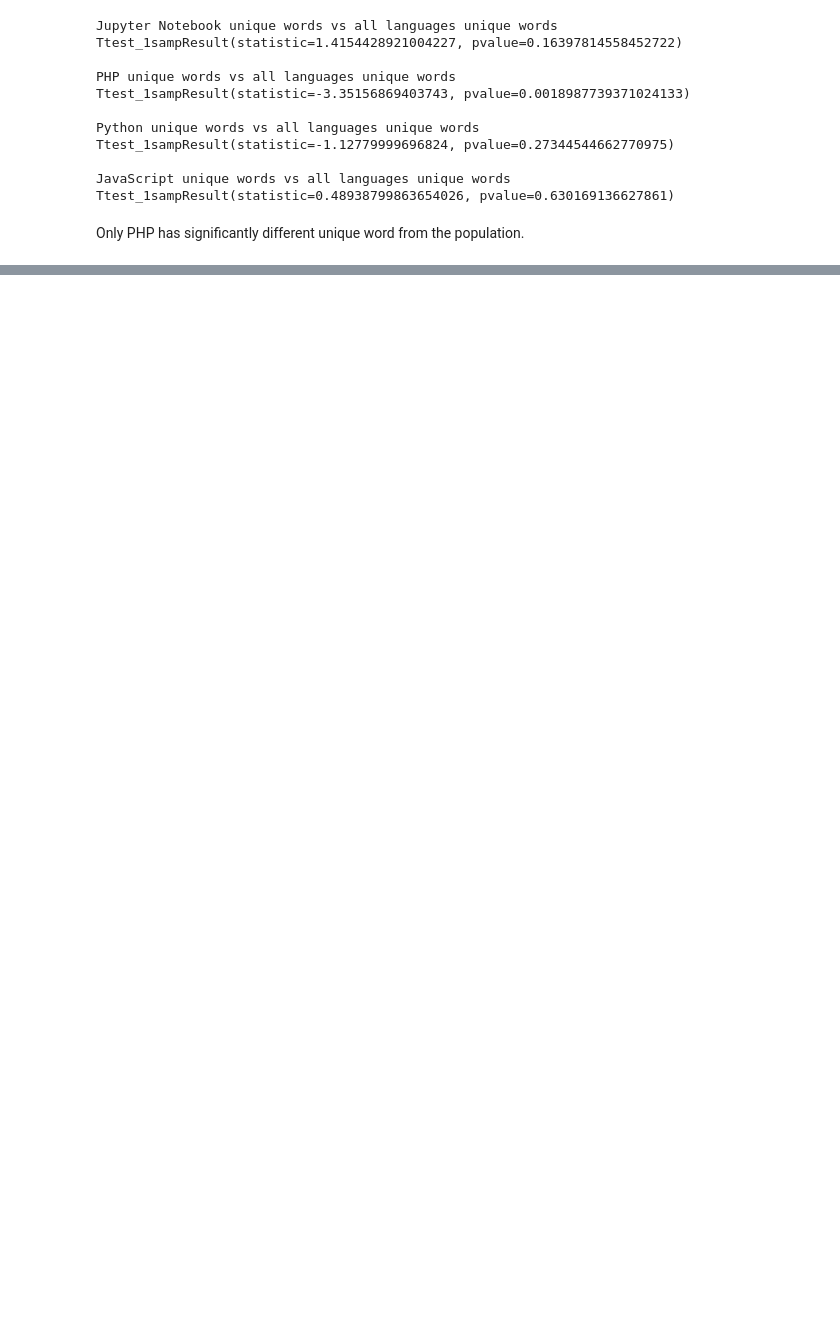
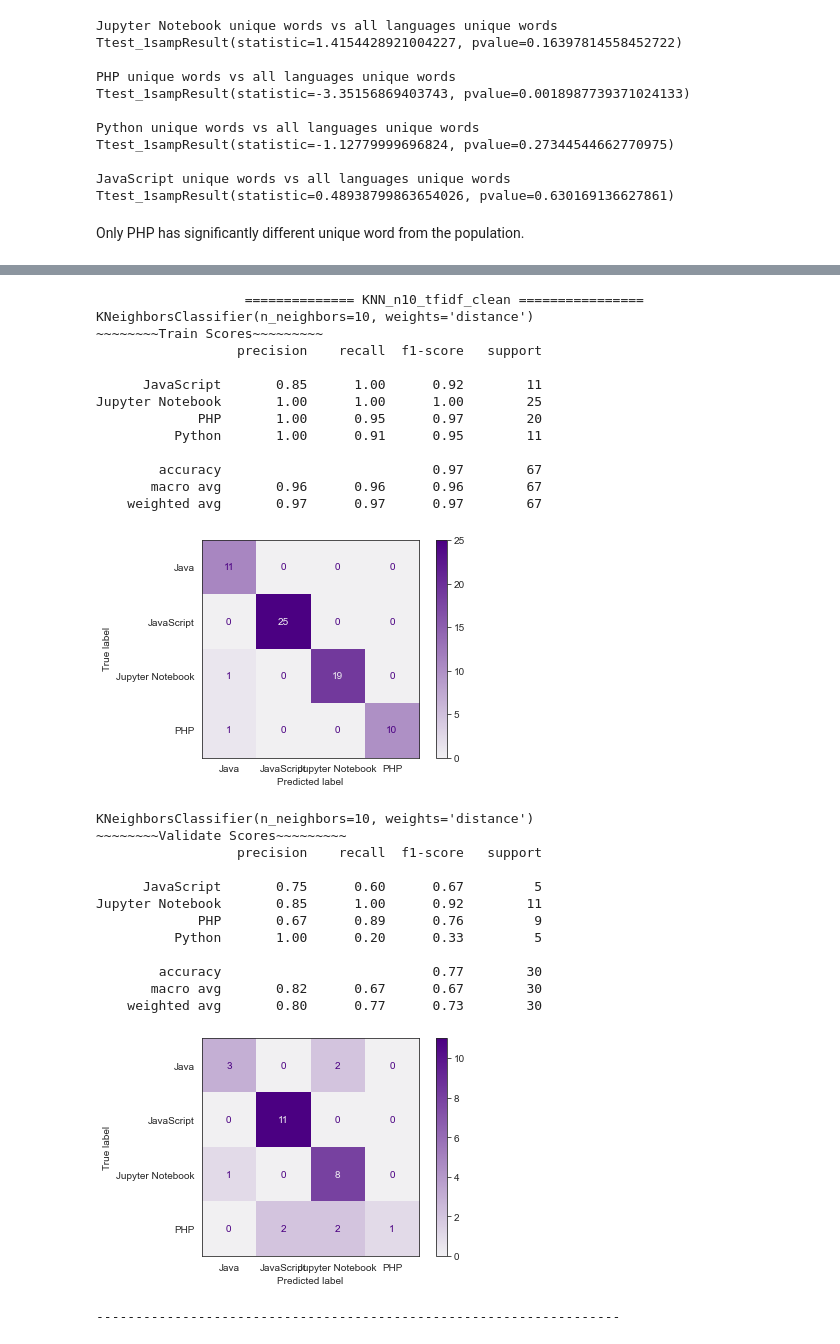
Before and after one commit to nlp-project-germain-group-6/nlp-web-scraping, a Jupyter notebook: malachi_hale_initial1.ipynb, the cells around one changed output, grey strips where cells are left out. Cells and saved outputs as stored; diff of their text form; code cells hidden in the pictures; blank space fills up the shorter version.

```diff
--- a/malachi_hale_initial1.ipynb
+++ b/malachi_hale_initial1.ipynb
@@ -600,0 +1280,8 @@ Only PHP has significantly different unique word from the population.
+# %%
+model_list = [MultinomialNB(), LinearSVC(), DecisionTreeClassifier(), RandomForestClassifier(), KNeighborsClassifier(n_neighbors=10, weights= 'distance'),
+             LogisticRegression()]
+
+model_names = ['Naive_Bayes_tfidf_clean', 'SVC_tfidf_clean', 'Decision_tree_tfidf_clean', 'Random_forest_tfidf_clean', 'KNN_n10_tfidf_clean',
+              'Log_reg_clean']
+
+class_names = ['Java', 'JavaScript', 'Jupyter Notebook','PHP' ]
@@ -600,0 +1333,37 @@ Only PHP has significantly different unique word from the population.
+# %%
+tfidf = TfidfVectorizer()
+X_data = tfidf.fit_transform(df.clean)
+y_data = df.language
+
+X_train, y_train, X_validate, y_validate, X_test, y_test = m.nlp_X_train_split(X_data, y_data)
+
+m.make_models_and_print_metrics(KNeighborsClassifier(n_neighbors=10, weights= 'distance'), 'KNN_n10_tfidf_clean', X_train, y_train, X_validate, y_validate, class_names)
+# %% [output]
+                   ============== KNN_n10_tfidf_clean ================
+KNeighborsClassifier(n_neighbors=10, weights='distance')
+~~~~~~~~Train Scores~~~~~~~~~
+                  precision    recall  f1-score   support
+
+      JavaScript       0.85      1.00      0.92        11
+Jupyter Notebook       1.00      1.00      1.00        25
+             PHP       1.00      0.95      0.97        20
+          Python       1.00      0.91      0.95        11
+
+        accuracy                           0.97        67
+       macro avg       0.96      0.96      0.96        67
+    weighted avg       0.97      0.97      0.97        67
+[figure, added]
+KNeighborsClassifier(n_neighbors=10, weights='distance')
+~~~~~~~~Validate Scores~~~~~~~~~
+                  precision    recall  f1-score   support
+
+      JavaScript       0.75      0.60      0.67         5
+Jupyter Notebook       0.85      1.00      0.92        11
+             PHP       0.67      0.89      0.76         9
+          Python       1.00      0.20      0.33         5
+
+        accuracy                           0.77        30
+       macro avg       0.82      0.67      0.67        30
+    weighted avg       0.80      0.77      0.73        30
+[figure, added]
+-------------------------------------------------------------------
```
Also changed, not shown: parts of 96 cells of this notebook.
